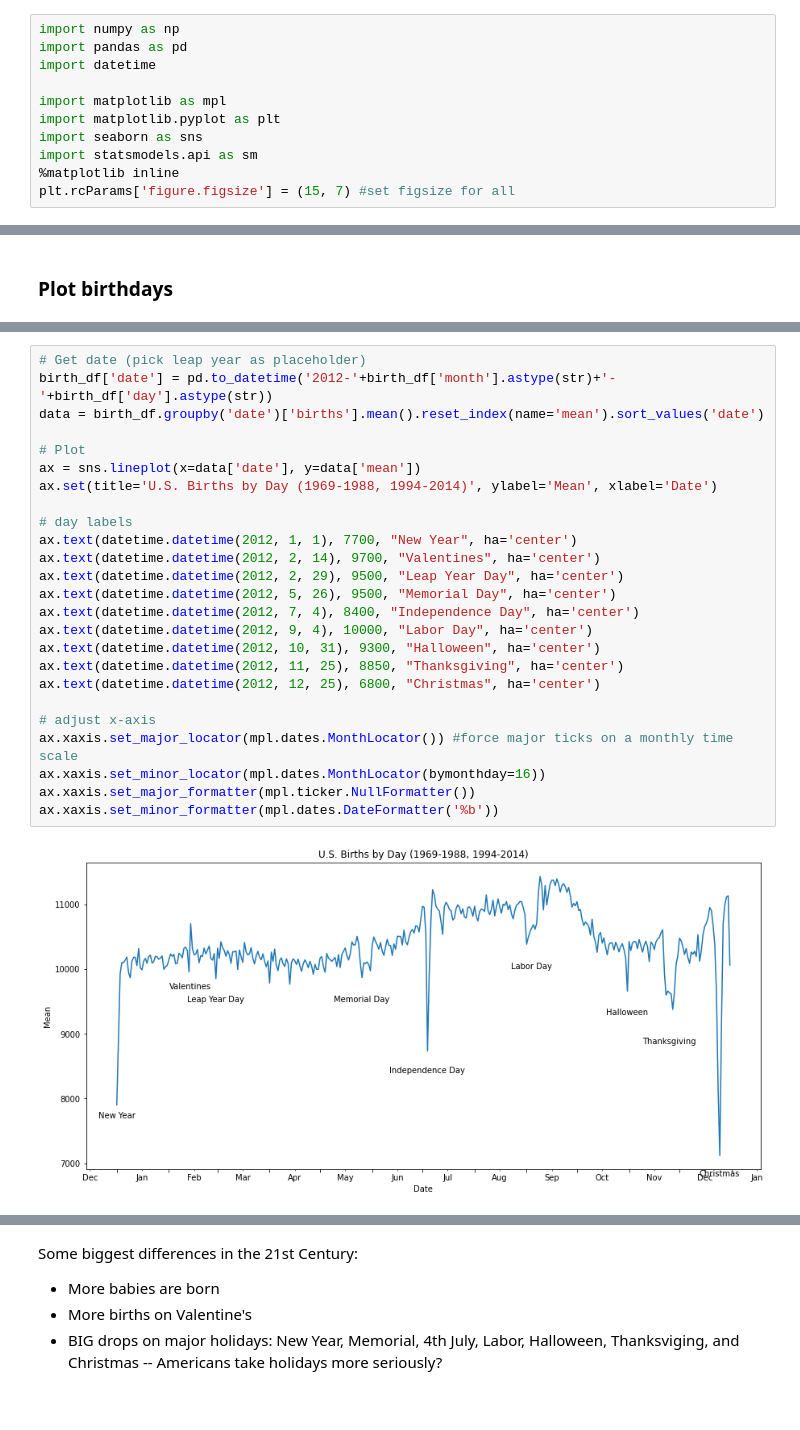
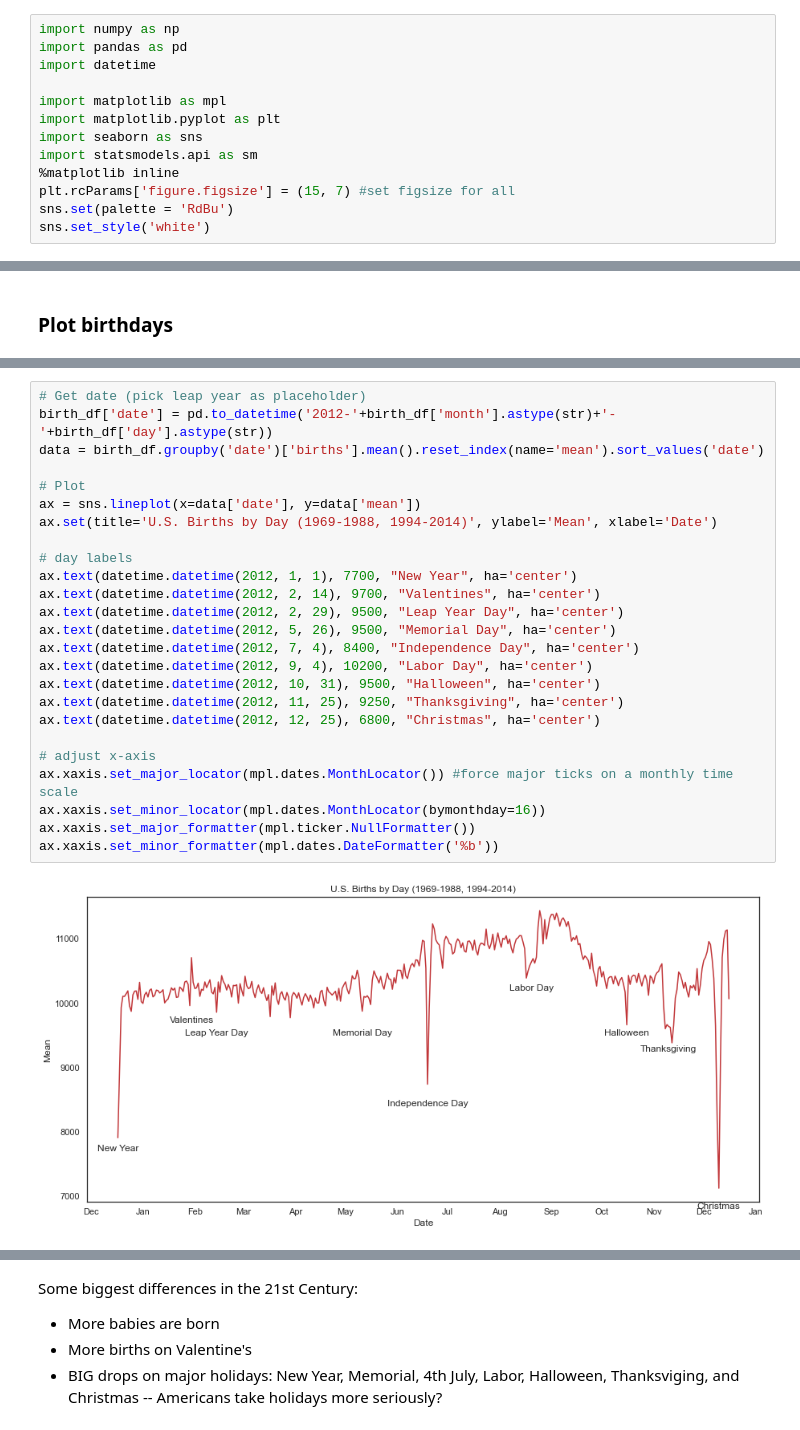
Before and after one commit to taidnguyen/us-birthdays, a Jupyter notebook: main.ipynb, the cells around one changed output, grey strips where cells are left out. Drawn from its saved outputs; the diff is of its cells as text.

```diff
--- a/main.ipynb
+++ b/main.ipynb
@@ -9,6 +9,8 @@ import seaborn as sns
 import statsmodels.api as sm
 %matplotlib inline
 plt.rcParams['figure.figsize'] = (15, 7) #set figsize for all
+sns.set(palette = 'RdBu')
+sns.set_style('white')
 # %% [markdown]
 ### Read data and concat
 # %% [markdown]
@@ -58,30 +60,30 @@ plt.show()
 # %%
 # Get date (pick leap year as placeholder)
 birth_df['date'] = pd.to_datetime('2012-'+birth_df['month'].astype(str)+'-'+birth_df['day'].astype(str))
 data = birth_df.groupby('date')['births'].mean().reset_index(name='mean').sort_values('date')
 
 # Plot
 ax = sns.lineplot(x=data['date'], y=data['mean'])
 ax.set(title='U.S. Births by Day (1969-1988, 1994-2014)', ylabel='Mean', xlabel='Date')
 
 # day labels
 ax.text(datetime.datetime(2012, 1, 1), 7700, "New Year", ha='center')
 ax.text(datetime.datetime(2012, 2, 14), 9700, "Valentines", ha='center')
 ax.text(datetime.datetime(2012, 2, 29), 9500, "Leap Year Day", ha='center')
 ax.text(datetime.datetime(2012, 5, 26), 9500, "Memorial Day", ha='center')
 ax.text(datetime.datetime(2012, 7, 4), 8400, "Independence Day", ha='center')
-ax.text(datetime.datetime(2012, 9, 4), 10000, "Labor Day", ha='center')
-ax.text(datetime.datetime(2012, 10, 31), 9300, "Halloween", ha='center')
-ax.text(datetime.datetime(2012, 11, 25), 8850, "Thanksgiving", ha='center')
+ax.text(datetime.datetime(2012, 9, 4), 10200, "Labor Day", ha='center')
+ax.text(datetime.datetime(2012, 10, 31), 9500, "Halloween", ha='center')
+ax.text(datetime.datetime(2012, 11, 25), 9250, "Thanksgiving", ha='center')
 ax.text(datetime.datetime(2012, 12, 25), 6800, "Christmas", ha='center')
 
 # adjust x-axis
 ax.xaxis.set_major_locator(mpl.dates.MonthLocator()) #force major ticks on a monthly time scale
 ax.xaxis.set_minor_locator(mpl.dates.MonthLocator(bymonthday=16))
 ax.xaxis.set_major_formatter(mpl.ticker.NullFormatter())
 ax.xaxis.set_minor_formatter(mpl.dates.DateFormatter('%b'))
 # %% [output]
-[figure, old version]
+[figure, new version]
 # %%
 # Has trend changed? Compared the two periods
 fig, ax = plt.subplots()
```
Also changed, not shown: parts of 5 cells of this notebook.
